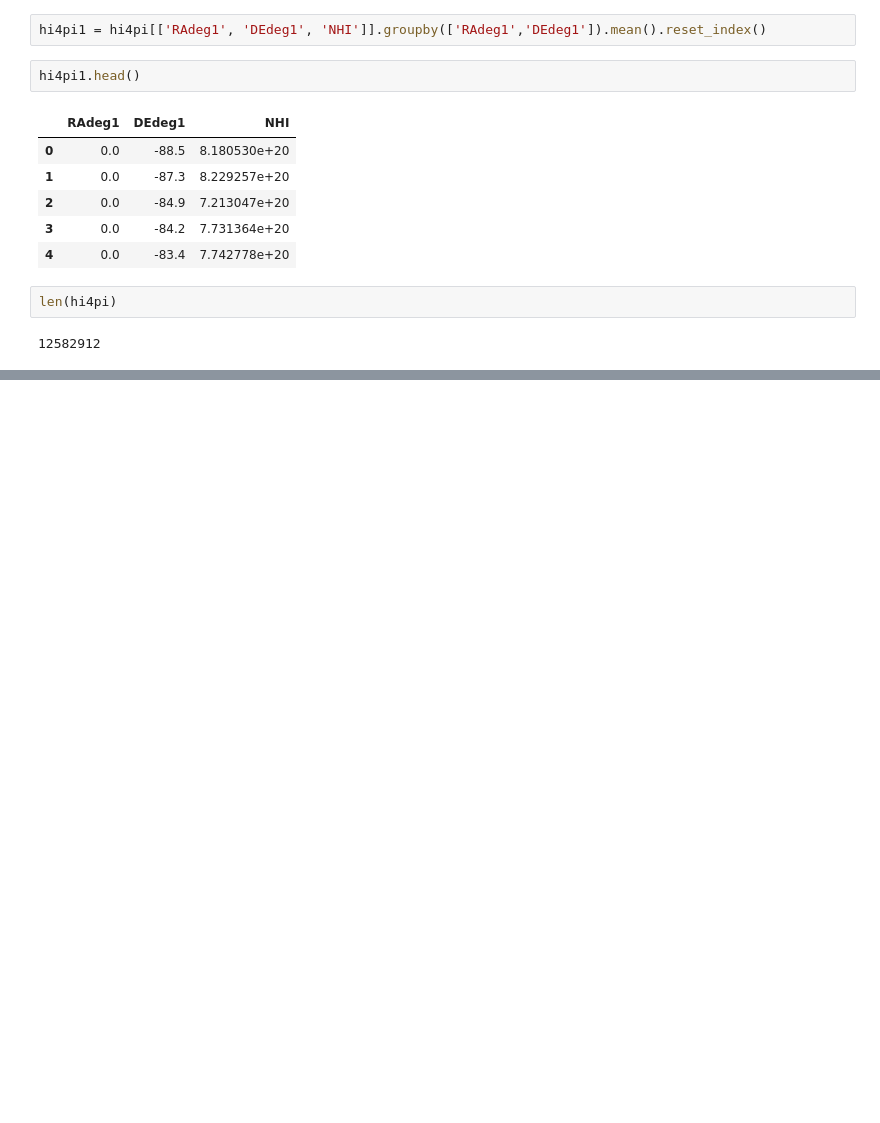
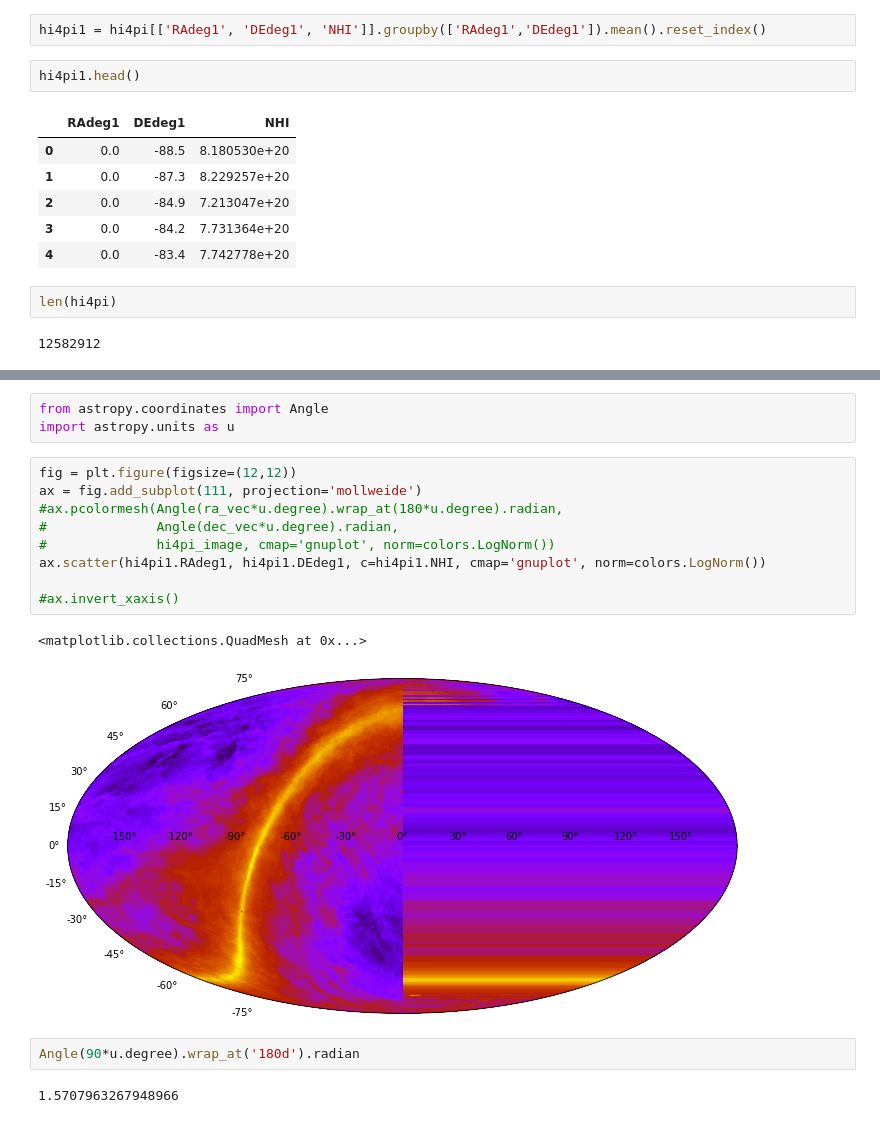
Before and after one commit to Dishwasha/cas-tau, a Jupyter notebook: AstropyTutorial.ipynb, the cells around one changed output, grey strips where cells are left out. Saved outputs shown, nothing was run; the diff lists cells and outputs as text; blank space fills up the shorter version.

Commit message:
mollweide projection

```diff
--- a/AstropyTutorial.ipynb
+++ b/AstropyTutorial.ipynb
@@ -94,0 +119,19 @@ np.linspace(0,10,num=10, retstep=True, endpoint=False)
+# %%
+from astropy.coordinates import Angle
+import astropy.units as u
+# %%
+fig = plt.figure(figsize=(12,12))
+ax = fig.add_subplot(111, projection='mollweide')
+#ax.pcolormesh(Angle(ra_vec*u.degree).wrap_at(180*u.degree).radian,
+#              Angle(dec_vec*u.degree).radian,
+#              hi4pi_image, cmap='gnuplot', norm=colors.LogNorm())
+ax.scatter(hi4pi1.RAdeg1, hi4pi1.DEdeg1, c=hi4pi1.NHI, cmap='gnuplot', norm=colors.LogNorm())
+
+#ax.invert_xaxis()
+# %% [output]
+<matplotlib.collections.QuadMesh at 0x...>
+[figure, added]
+# %%
+Angle(90*u.degree).wrap_at('180d').radian
+# %% [output]
+1.5707963267948966
```
Also changed, not shown: parts of 19 cells of this notebook.
